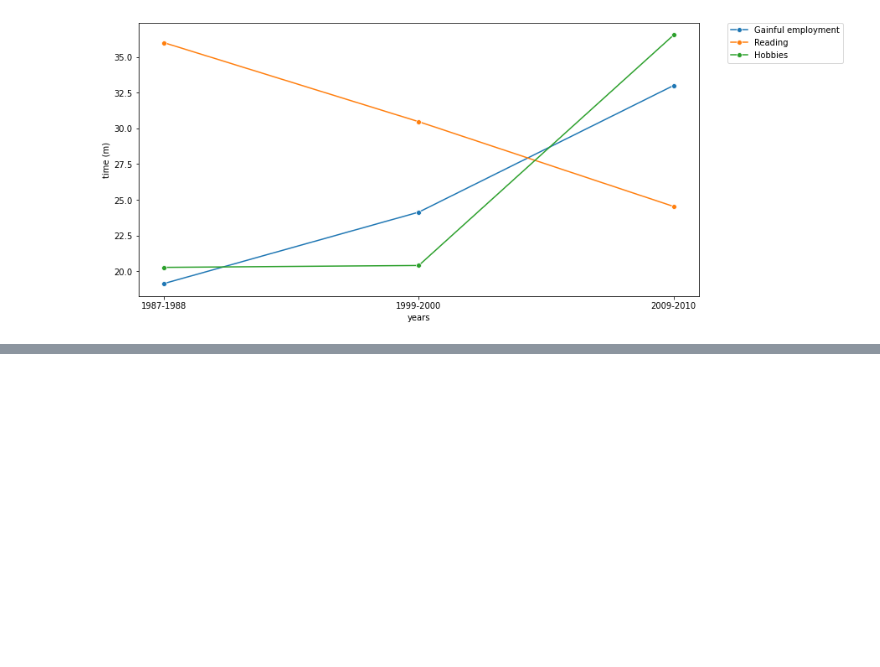
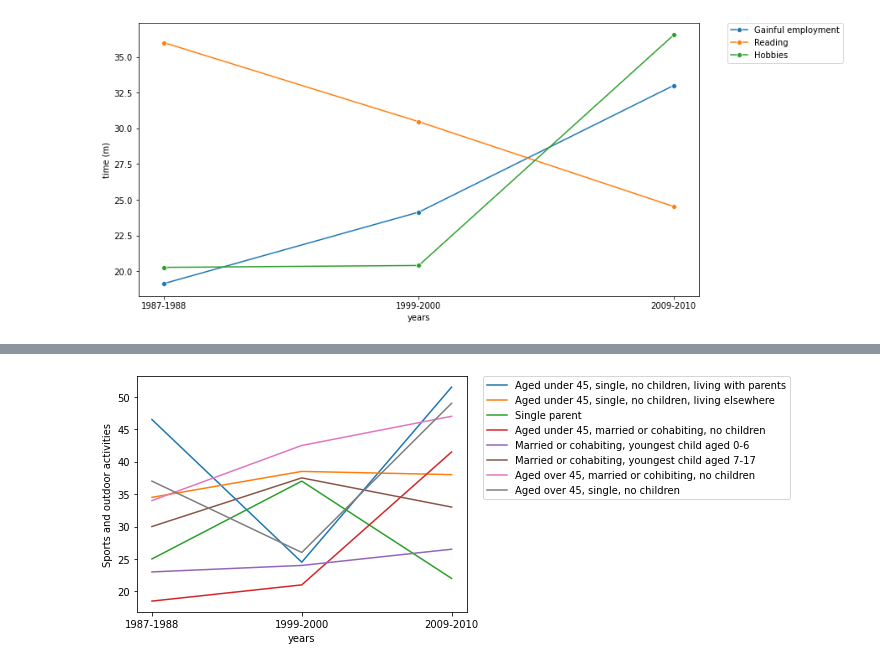
Before and after one commit to KazuichiroTaira/FMS, a Jupyter notebook: Firstassignment/stageinfamilycycle.ipynb, the cells around one changed output, grey strips where cells are left out. Cells and saved outputs as stored; diff of their text form; code cells hidden in the pictures; blank space fills up the shorter version.

```diff
--- a/Firstassignment/stageinfamilycycle.ipynb
+++ b/Firstassignment/stageinfamilycycle.ipynb
@@ -402,0 +434,10 @@ plt.show()
+# %%
+df_nonan = df.dropna()
+fig, ax = plt.subplots(figsize=(10, 4))
+sns.lineplot(data=df_nonan, x="years", y="Sports and outdoor activities", hue="stage", ax=ax, ci=None)
+plt.legend(bbox_to_anchor=(1.05, 1), loc=2, borderaxespad=0.)
+plt.tight_layout()
+plt.savefig("fig/b1.pdf")
+plt.show()
+# %% [output]
+[figure, added]
```
Also changed, not shown: parts of 2 cells of this notebook, 5 other files.
